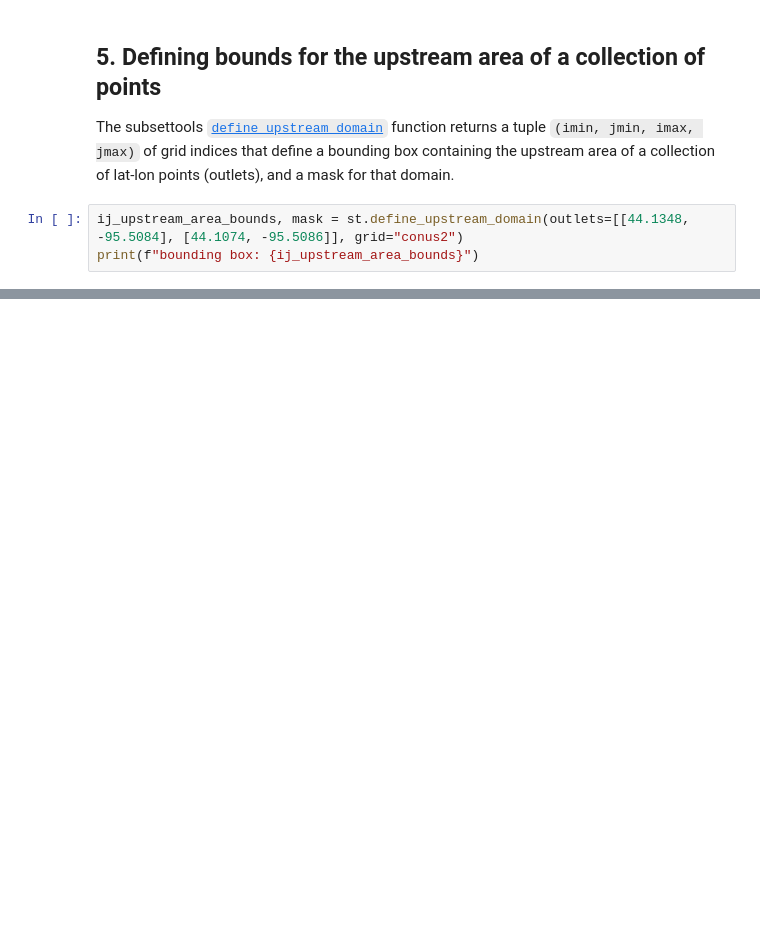
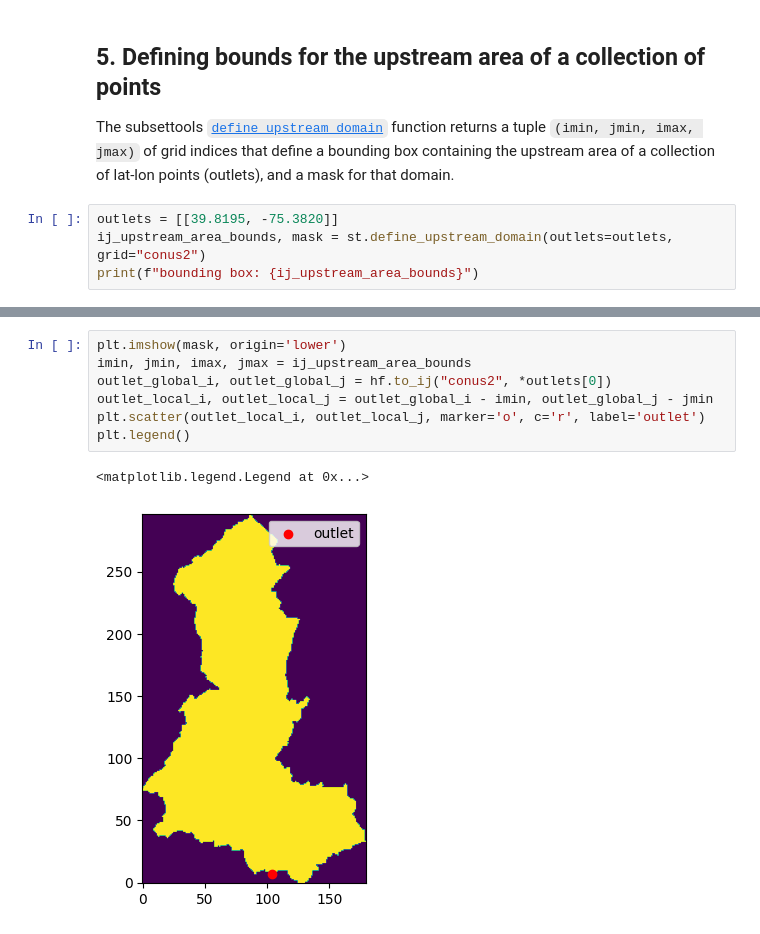
Before and after one commit to hydroframe/subsettools, a Jupyter notebook: docs/examples/definte_subset.ipynb, the cells around one changed output, grey strips where cells are left out. Cells and saved outputs as stored; diff of their text form; blank space fills up the shorter version.

```diff
--- a/docs/examples/definte_subset.ipynb
+++ b/docs/examples/definte_subset.ipynb
@@ -66,6 +74,7 @@ bounding box: (1225, 1738, 1347, 1811)
 ## 5. Defining bounds for the upstream area of a collection of points
 The subsettools [`define_upstream_domain`](https://hydroframesubsettools.readthedocs.io/en/latest/autoapi/subsettools/subsettools/index.html#subsettools.subsettools.define_upstream_domain) function returns a tuple `(imin, jmin, imax, jmax)` of grid indices that define a bounding box containing the upstream area of a collection of lat-lon points (outlets), and a mask for that domain.
 # %%
-ij_upstream_area_bounds, mask = st.define_upstream_domain(outlets=[[44.1348, -95.5084], [44.1074, -95.5086]], grid="conus2")
+outlets = [[39.8195, -75.3820]]
+ij_upstream_area_bounds, mask = st.define_upstream_domain(outlets=outlets, grid="conus2")
 print(f"bounding box: {ij_upstream_area_bounds}")
 # %% [output]
@@ -72,0 +84,10 @@ bounding box: (2322, 2111, 2324, 2116)
+# %%
+plt.imshow(mask, origin='lower')
+imin, jmin, imax, jmax = ij_upstream_area_bounds
+outlet_global_i, outlet_global_j = hf.to_ij("conus2", *outlets[0])
+outlet_local_i, outlet_local_j = outlet_global_i - imin, outlet_global_j - jmin
+plt.scatter(outlet_local_i, outlet_local_j, marker='o', c='r', label='outlet')
+plt.legend()
+# %% [output]
+<matplotlib.legend.Legend at 0x...>
+[figure, added]
```
Also changed, not shown: parts of 5 cells of this notebook, 2 other files.
